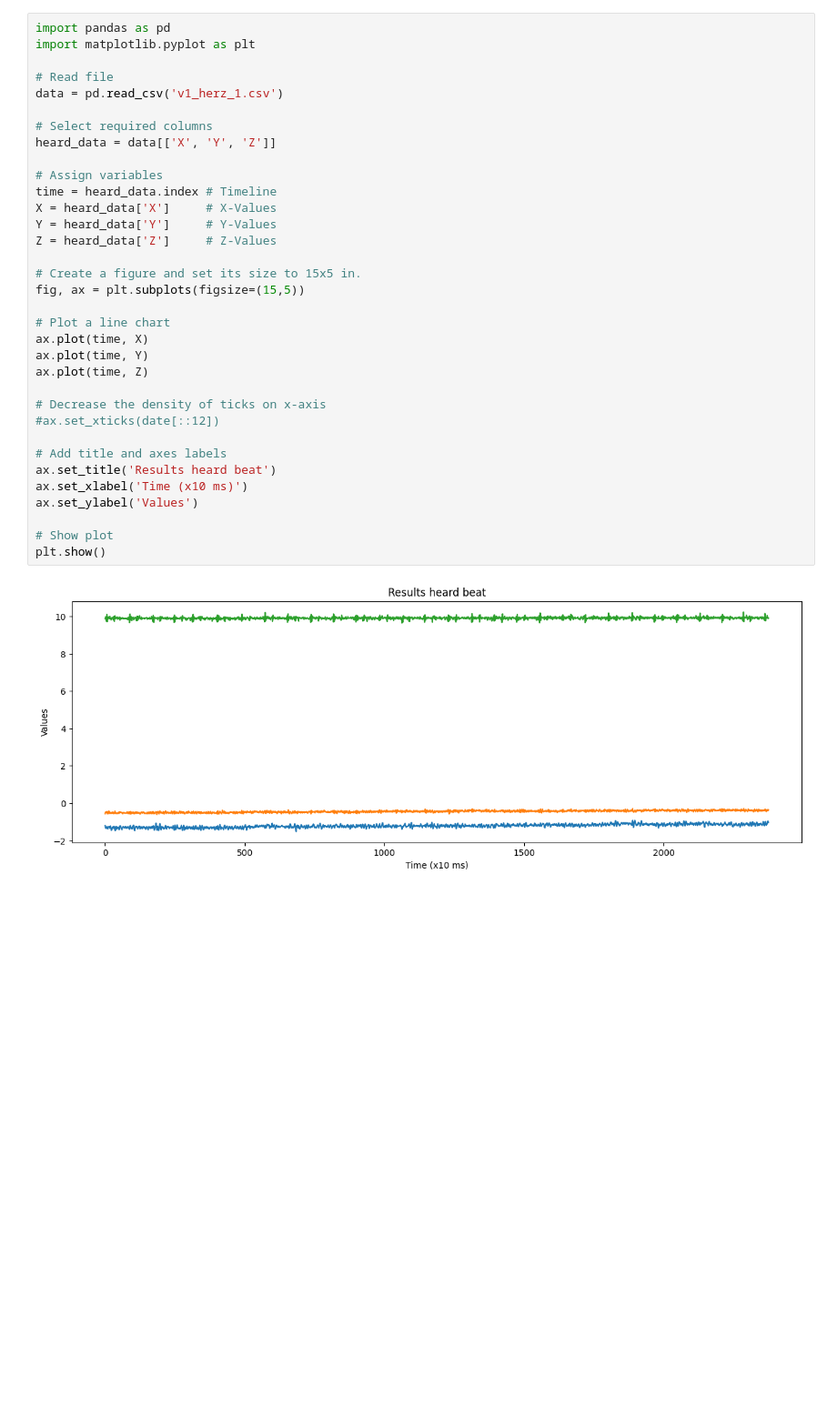
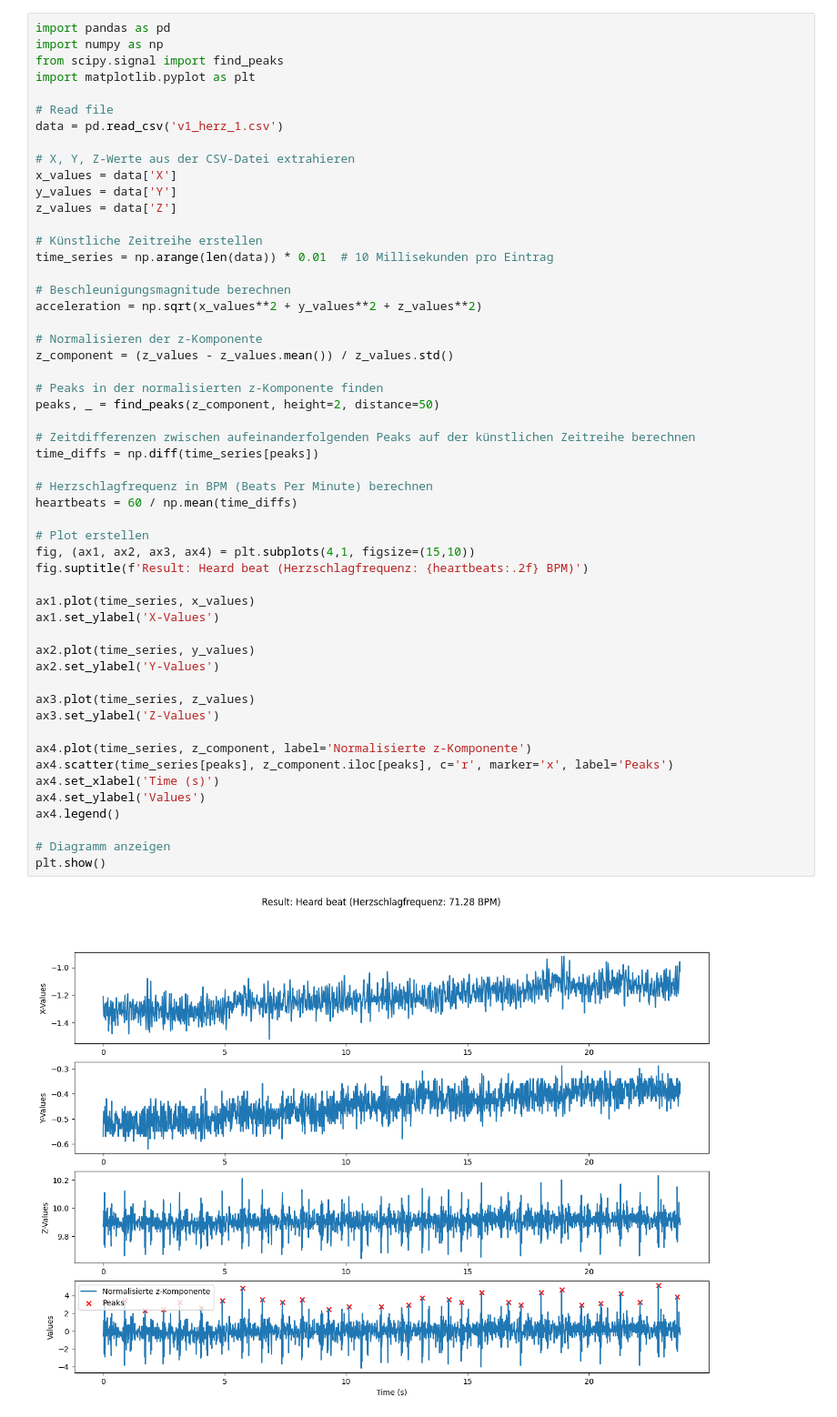
Before and after one commit to JanBoesch/MobileHealthSensing, a Jupyter notebook: V1_Beschleunigung/Heardbeat.ipynb, the cells around one changed output. Shown at 91% size. Saved outputs shown, nothing was run; the diff lists cells and outputs as text; blank space fills up the shorter version.

```diff
--- a/V1_Beschleunigung/Heardbeat.ipynb
+++ b/V1_Beschleunigung/Heardbeat.ipynb
@@ -1,38 +1,57 @@
 # %%
 import pandas as pd
+import numpy as np
+from scipy.signal import find_peaks
 import matplotlib.pyplot as plt
 
 # Read file
 data = pd.read_csv('v1_herz_1.csv')
 
-# Select required columns
-heard_data = data[['X', 'Y', 'Z']]
+# X, Y, Z-Werte aus der CSV-Datei extrahieren
+x_values = data['X']
+y_values = data['Y']
+z_values = data['Z']
 
-# Assign variables
-time = heard_data.index # Timeline
-X = heard_data['X']     # X-Values
-Y = heard_data['Y']     # Y-Values
-Z = heard_data['Z']     # Z-Values
+# Künstliche Zeitreihe erstellen
+time_series = np.arange(len(data)) * 0.01  # 10 Millisekunden pro Eintrag
 
-# Create a figure and set its size to 15x5 in.
-fig, ax = plt.subplots(figsize=(15,5))
+# Beschleunigungsmagnitude berechnen
+acceleration = np.sqrt(x_values**2 + y_values**2 + z_values**2)
 
-# Plot a line chart
-ax.plot(time, X)
-ax.plot(time, Y)
-ax.plot(time, Z)
+# Normalisieren der z-Komponente
+z_component = (z_values - z_values.mean()) / z_values.std()
 
-# Decrease the density of ticks on x-axis
-#ax.set_xticks(date[::12])
+# Peaks in der normalisierten z-Komponente finden
+peaks, _ = find_peaks(z_component, height=2, distance=50)
 
-# Add title and axes labels
-ax.set_title('Results heard beat')
-ax.set_xlabel('Time (x10 ms)')
-ax.set_ylabel('Values')
+# Zeitdifferenzen zwischen aufeinanderfolgenden Peaks auf der künstlichen Zeitreihe berechnen
+time_diffs = np.diff(time_series[peaks])
 
-# Show plot
+# Herzschlagfrequenz in BPM (Beats Per Minute) berechnen
+heartbeats = 60 / np.mean(time_diffs)
+
+# Plot erstellen
+fig, (ax1, ax2, ax3, ax4) = plt.subplots(4,1, figsize=(15,10))
+fig.suptitle(f'Result: Heard beat (Herzschlagfrequenz: {heartbeats:.2f} BPM)')
+
+ax1.plot(time_series, x_values)
+ax1.set_ylabel('X-Values')
+
+ax2.plot(time_series, y_values)
+ax2.set_ylabel('Y-Values')
+
+ax3.plot(time_series, z_values)
+ax3.set_ylabel('Z-Values')
+
+ax4.plot(time_series, z_component, label='Normalisierte z-Komponente')
+ax4.scatter(time_series[peaks], z_component.iloc[peaks], c='r', marker='x', label='Peaks')
+ax4.set_xlabel('Time (s)')
+ax4.set_ylabel('Values')
+ax4.legend()
+
+# Diagramm anzeigen
 plt.show()
 # %% [output]
-[figure, old version]
+[figure, new version]
 # %%
 import pandas as pd
```
Also changed, not shown: parts of 3 cells of this notebook.
